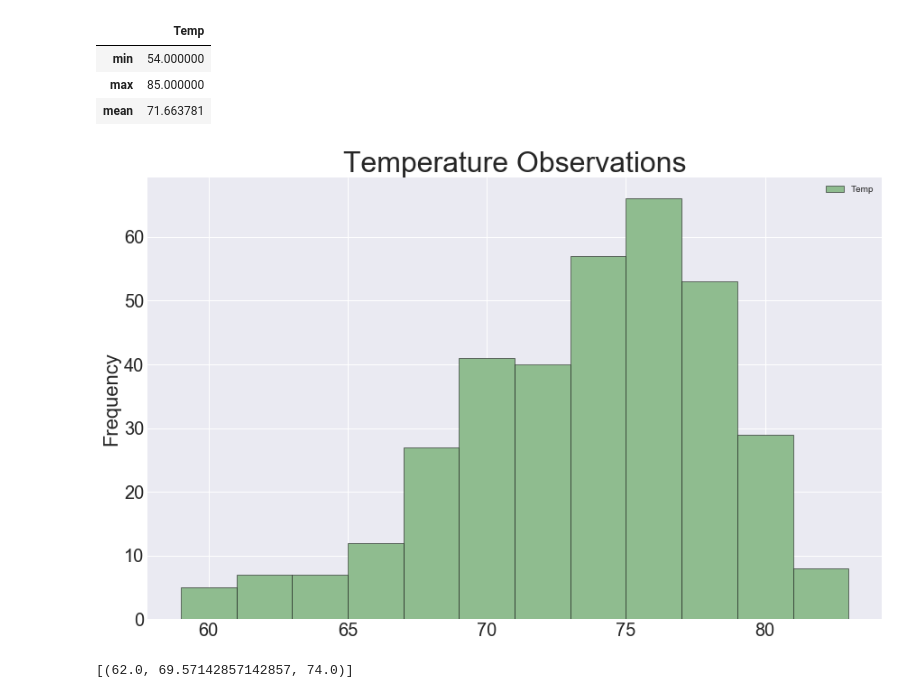
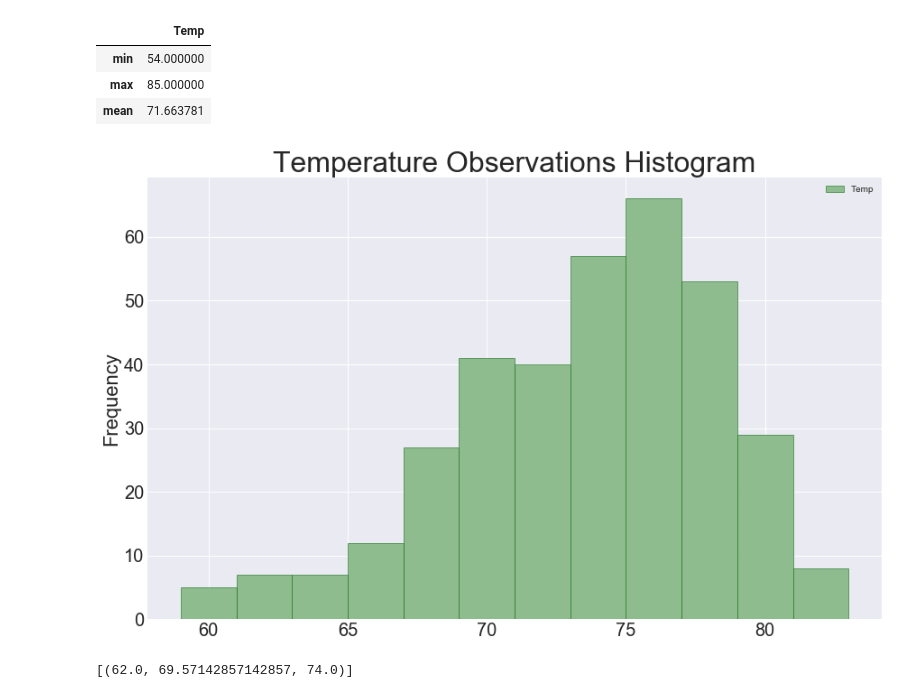
Before and after one commit to mldebaker/SQL-Alchemy-Challenge, a Jupyter notebook: Surfs_Up/climate_starter.ipynb, the cells around one changed output. Saved outputs shown, nothing was run; the diff lists cells and outputs as text; code cells hidden in the pictures.

```diff
--- a/Surfs_Up/climate_starter.ipynb
+++ b/Surfs_Up/climate_starter.ipynb
@@ -155,23 +155,23 @@ temp_stats
 # %%
 # Choose the station with the highest number of temperature observations.
 # Query the last 12 months of temperature observation data for this station and plot the results as a histogram
 temps_12_months = session.query(Measurement.date, Measurement.station, Measurement.tobs).\
 filter(Measurement.station=='USC00519281').\
 filter(Measurement.date >= past12mth_date).all()
 
 # Create Data Frame For Temps Over a 12 Month Period Of Time
 temps_12_months = pd.DataFrame(temps_12_months, columns=['Date', 'Station_ID', 'Temp'])
-temps_12_months.plot.hist(bins=12, colors=colors, figsize=(13,9), edgecolor="black")
+temps_12_months.plot.hist(bins=12, color=colors, figsize=(13,9), edgecolor="darkgreen")
 ax.set_facecolor("blue")
-plt.title("Temperature Observations", fontsize = 32)
+plt.title("Temperature Observations Histogram", fontsize = 32)
 plt.yticks(fontsize = 20)
 plt.ylabel('Frequency',fontsize=22)
 plt.xticks(fontsize = 20)
 
 # Save Png
 plt.savefig('Images/station-histogram2.png')
 # %% [output]
-[figure, old version]
+[figure, new version]
 # %%
 # This function called `calc_temps` will accept start date and end date in the format '%Y-%m-%d'
 # and return the minimum, average, and maximum temperatures for that range of dates
```
Also changed, not shown: parts of 10 cells of this notebook, 4 other files.
